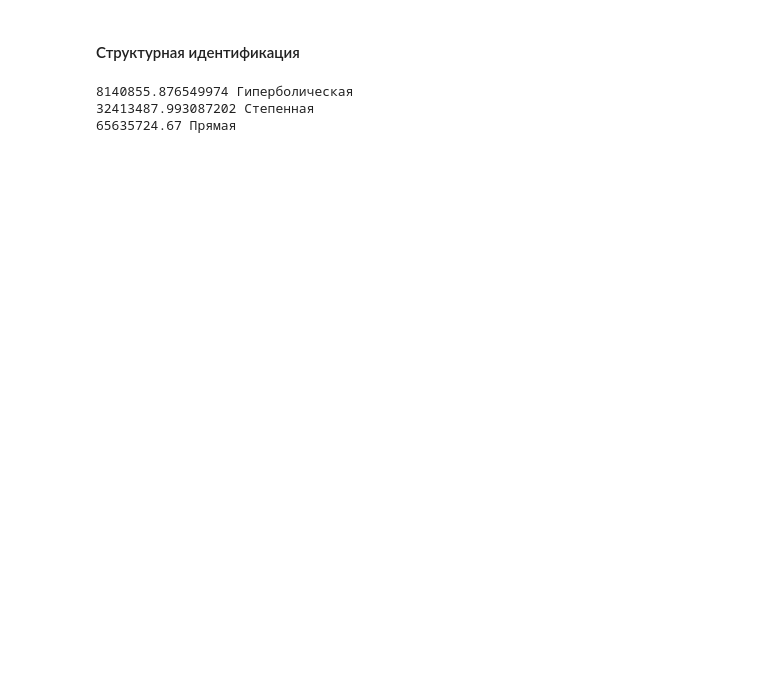
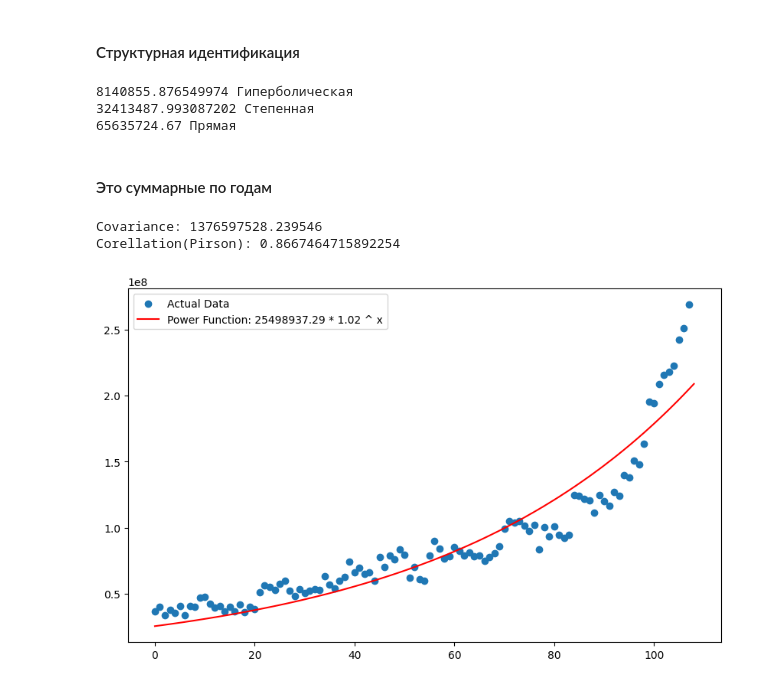
Before and after one commit to AltairkaGit/MilkStats, a Jupyter notebook: model.ipynb, the cells around one changed output. Cells and saved outputs as stored; diff of their text form; code cells hidden in the pictures; blank space fills up the shorter version.

```diff
--- a/model.ipynb
+++ b/model.ipynb
@@ -567,3 +492,48 @@ for k, v in sorted(ident.items(), key=lambda x: x[1]):
 8140855.876549974 Гиперболическая
 32413487.993087202 Степенная
 65635724.67 Прямая
+# %% [markdown]
+#### Это суммарные по годам
+# %%
+from sklearn.preprocessing import PolynomialFeatures
+from scipy.optimize import curve_fit
+
+year_sales = [list(np.array(x[1]) * (1 if x[0] < 2021 else year / 1550)) for x in sorted(data[key]['ПродажиБезСезоннойКомпоненты'].items(), key=lambda x: x[0])]
+
+Y = list(np.array(list(year_sales)).flatten())
+l = len(Y)
+X = np.array(range(l)).reshape(-1, 1)
+
+# Power function to fit
+def power_function(x, a, b):
+    return a * np.power(b, x)
+
+# Fit the power function to the data
+params, covariance = curve_fit(power_function, X.flatten(), Y)
+
+covariance, stdx, stdy = 0, 0, 0
+for i in range(len(Y)):
+    covariance += (X.flatten()[i] - np.mean(X.flatten())) * (Y[i] - np.mean(Y))
+    stdx += (X.flatten()[i] - np.mean(X.flatten()))**2
+    stdy += (Y[i] - np.mean(Y))**2
+stdx, stdy = stdx**0.5, stdy**0.5
+
+print("Covariance:", covariance / len(Y))
+corellation = covariance / (stdx * stdy)
+print("Corellation(Pirson):", corellation)
+
+# Generate values for the plot
+X_plot = np.linspace(0, l, l)
+Y_plot_power = power_function(X_plot, *params)
+
+# Plot the results
+fig, ax = plt.subplots(figsize=(10, 6))
+plt.scatter(X, Y, label='Actual Data')
+plt.plot(X_plot, Y_plot_power, color='red', label=f'Power Function: {params[0]:.2f} * {params[1]:.2f} ^ x')
+plt.legend()
+plt.savefig("./assets/models_comparasion.png")
+plt.show()
+# %% [output]
+Covariance: 1376597528.239546
+Corellation(Pirson): 0.8667464715892254
+[figure, added]
```
Also changed, not shown: parts of 8 cells of this notebook, 2 other files.
